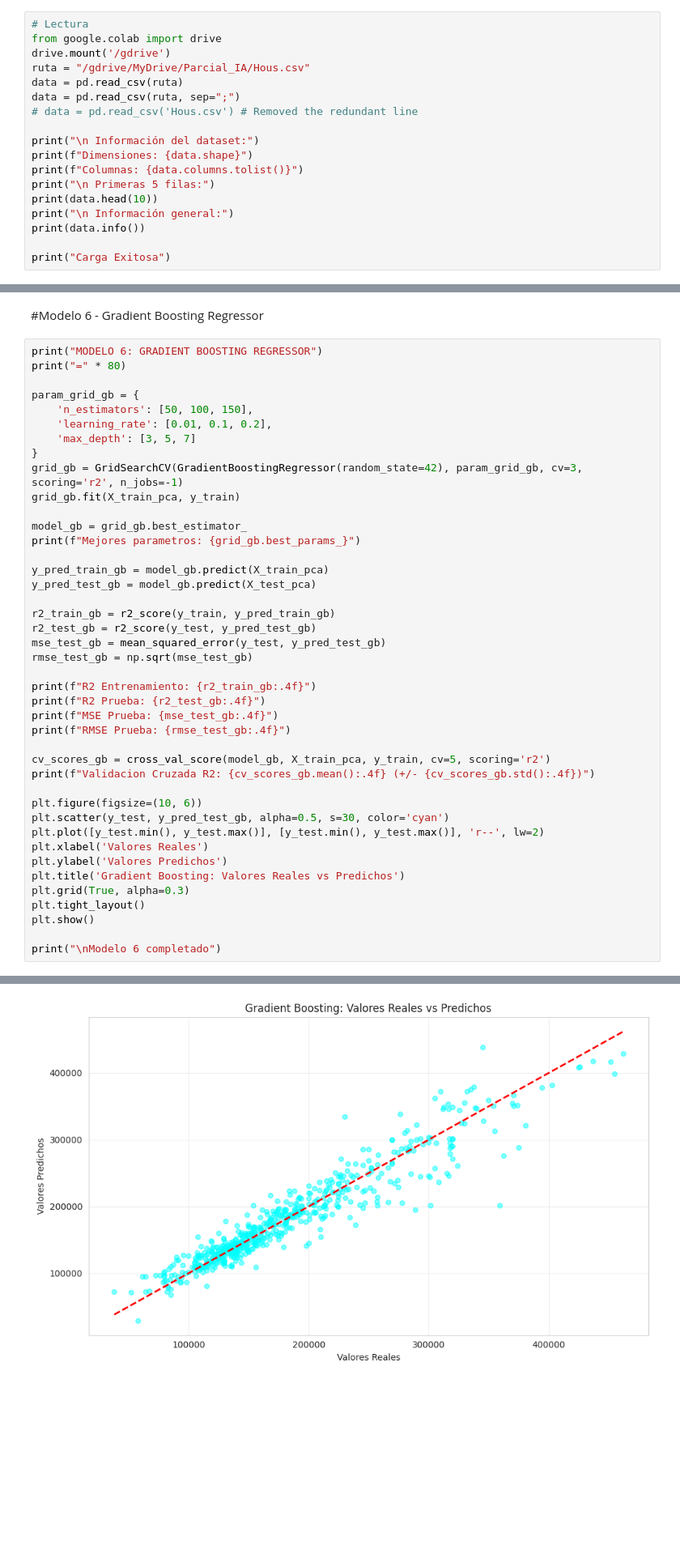
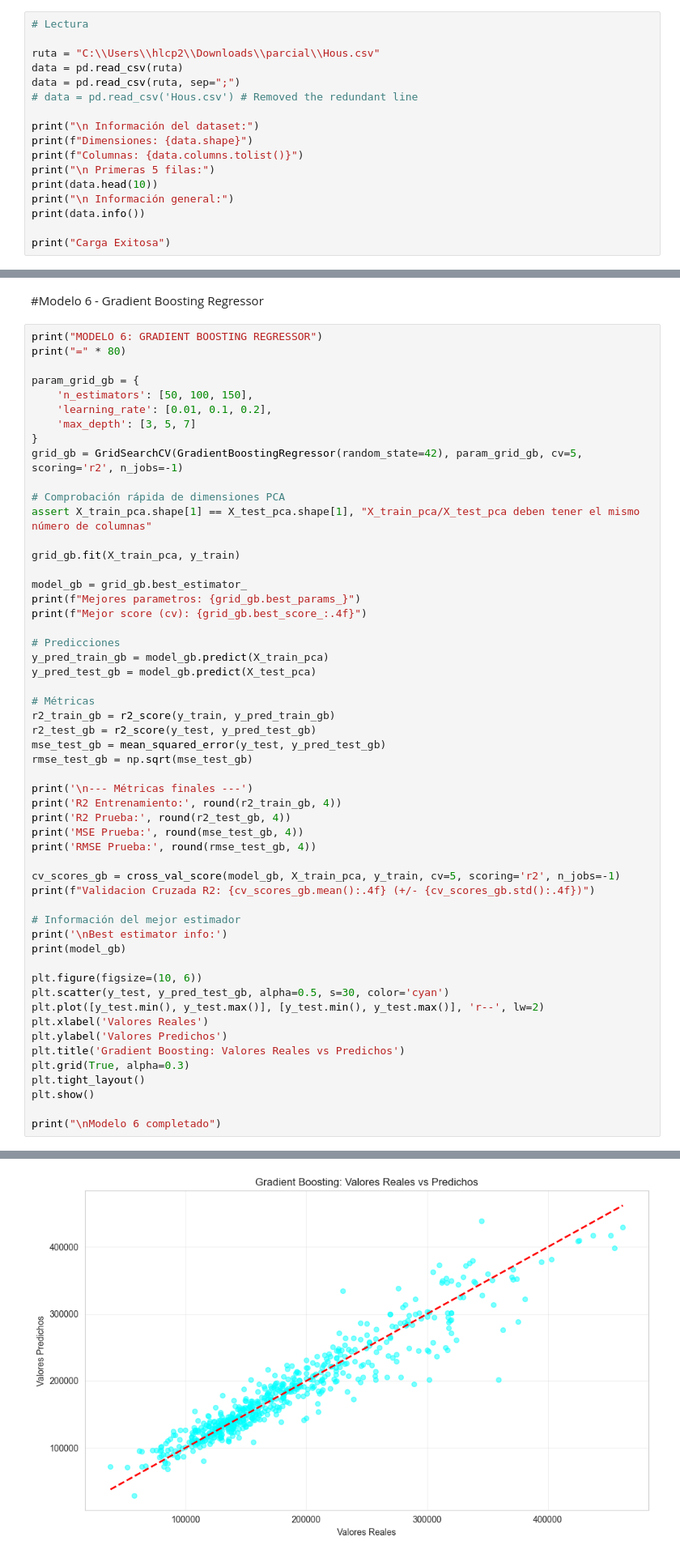
Before and after one commit to nitosito/Moodle3.9, a Jupyter notebook: PCA_FINAL.ipynb, the cells around one changed output, grey strips where cells are left out. Shown at 81% size. Cells and saved outputs as stored; diff of their text form; blank space fills up the shorter version.

```diff
--- a/PCA_FINAL.ipynb
+++ b/PCA_FINAL.ipynb
@@ -36,9 +33,8 @@ plt.rcParams['figure.figsize'] = (10,6)
 #Carga del Dataset
 # %%
 # Lectura
-from google.colab import drive
-drive.mount('/gdrive')
-ruta = "/gdrive/MyDrive/Parcial_IA/Hous.csv"
+
+ruta = "C:\\Users\\hlcp2\\Downloads\\parcial\\Hous.csv"
 data = pd.read_csv(ruta)
 data = pd.read_csv(ruta, sep=";")
 # data = pd.read_csv('Hous.csv') # Removed the redundant line
@@ -1218,27 +1225,39 @@ param_grid_gb = {
     'learning_rate': [0.01, 0.1, 0.2],
     'max_depth': [3, 5, 7]
 }
-grid_gb = GridSearchCV(GradientBoostingRegressor(random_state=42), param_grid_gb, cv=3, scoring='r2', n_jobs=-1)
+grid_gb = GridSearchCV(GradientBoostingRegressor(random_state=42), param_grid_gb, cv=5, scoring='r2', n_jobs=-1)
+
+# Comprobación rápida de dimensiones PCA
+assert X_train_pca.shape[1] == X_test_pca.shape[1], "X_train_pca/X_test_pca deben tener el mismo número de columnas"
+
 grid_gb.fit(X_train_pca, y_train)
 
 model_gb = grid_gb.best_estimator_
 print(f"Mejores parametros: {grid_gb.best_params_}")
+print(f"Mejor score (cv): {grid_gb.best_score_:.4f}")
 
+# Predicciones
 y_pred_train_gb = model_gb.predict(X_train_pca)
 y_pred_test_gb = model_gb.predict(X_test_pca)
 
+# Métricas
 r2_train_gb = r2_score(y_train, y_pred_train_gb)
 r2_test_gb = r2_score(y_test, y_pred_test_gb)
 mse_test_gb = mean_squared_error(y_test, y_pred_test_gb)
 rmse_test_gb = np.sqrt(mse_test_gb)
 
-print(f"R2 Entrenamiento: {r2_train_gb:.4f}")
-print(f"R2 Prueba: {r2_test_gb:.4f}")
-print(f"MSE Prueba: {mse_test_gb:.4f}")
-print(f"RMSE Prueba: {rmse_test_gb:.4f}")
+print('\n--- Métricas finales ---')
+print('R2 Entrenamiento:', round(r2_train_gb, 4))
+print('R2 Prueba:', round(r2_test_gb, 4))
+print('MSE Prueba:', round(mse_test_gb, 4))
+print('RMSE Prueba:', round(rmse_test_gb, 4))
 
-cv_scores_gb = cross_val_score(model_gb, X_train_pca, y_train, cv=5, scoring='r2')
+cv_scores_gb = cross_val_score(model_gb, X_train_pca, y_train, cv=5, scoring='r2', n_jobs=-1)
 print(f"Validacion Cruzada R2: {cv_scores_gb.mean():.4f} (+/- {cv_scores_gb.std():.4f})")
+
+# Información del mejor estimador
+print('\nBest estimator info:')
+print(model_gb)
 
 plt.figure(figsize=(10, 6))
 plt.scatter(y_test, y_pred_test_gb, alpha=0.5, s=30, color='cyan')
@@ -1263,4 +1291,4 @@ Validacion Cruzada R2: 0.8939 (+/- 0.0195)
-[figure, old version]
+[figure, new version]
 Modelo 6 completado
 # %% [markdown]
 #Modelo 7 - AdaBoost Regressor
```
Also changed, not shown: parts of 25 cells of this notebook.
